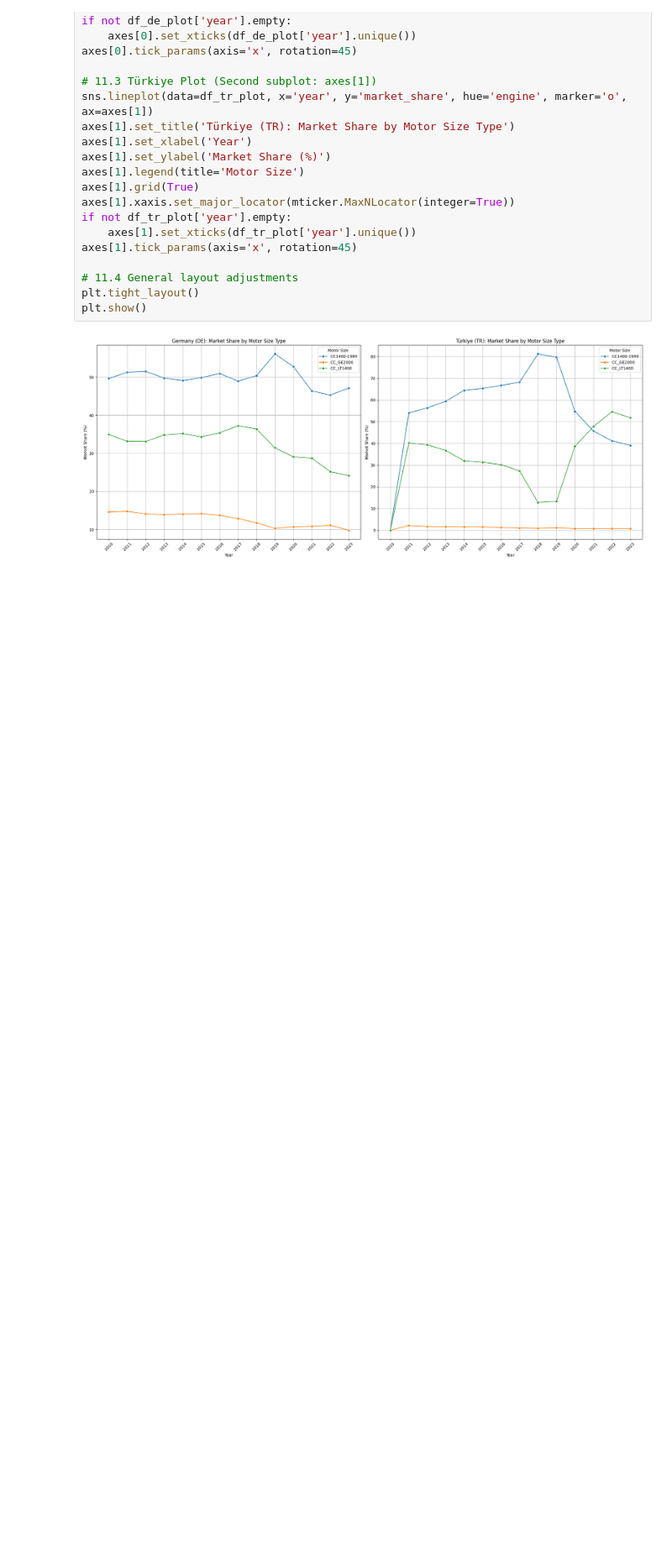
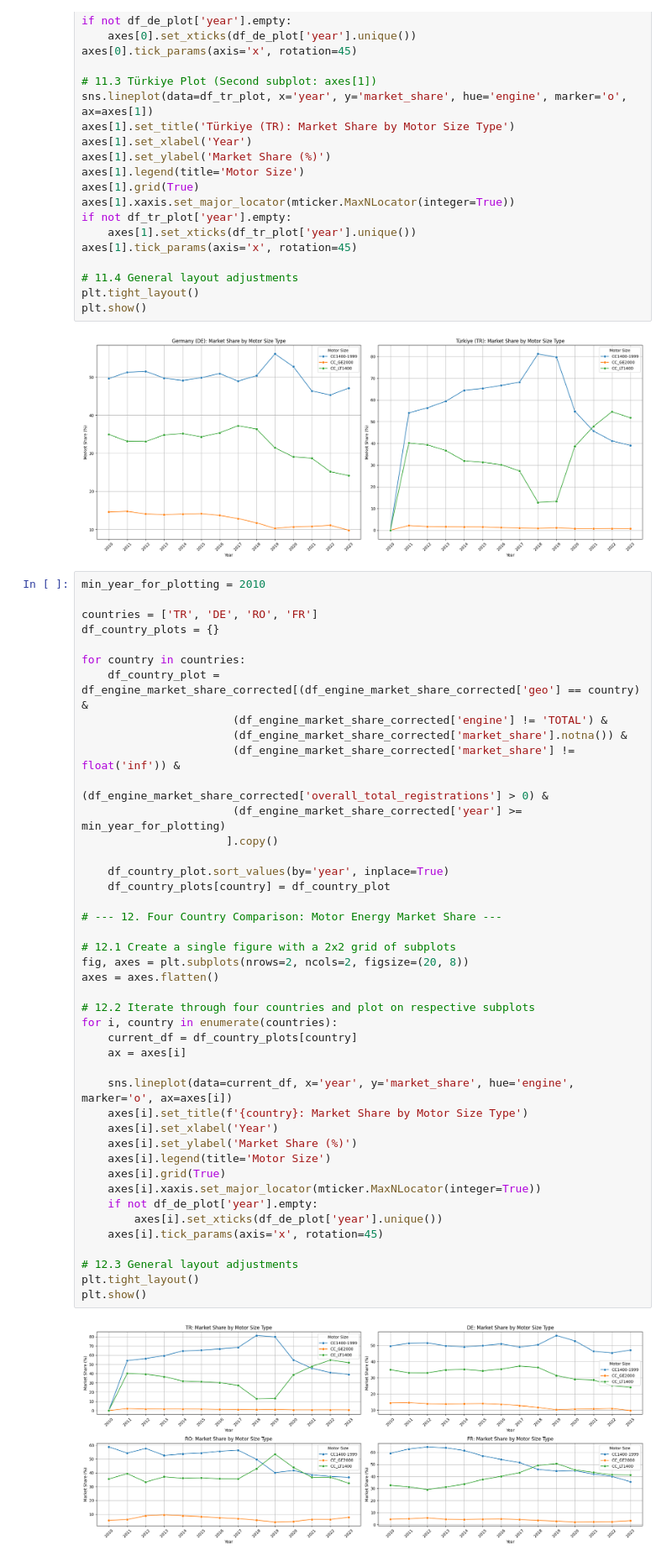
Before and after one commit to dogan-the-analyst/European_Passenger_Car_Market_Analysis, a Jupyter notebook: Automotive_Data_Analysis.ipynb, the cells around one changed output. Shown at 84% size. Drawn from its saved outputs; the diff is of its cells as text; blank space fills up the shorter version.

Commit message:
second commit: four country comparison

```diff
--- a/Automotive_Data_Analysis.ipynb
+++ b/Automotive_Data_Analysis.ipynb
@@ -625,3 +632,48 @@ plt.tight_layout()
 plt.show()
 # %% [output]
 [figure]
+# %%
+min_year_for_plotting = 2010
+
+countries = ['TR', 'DE', 'RO', 'FR']
+df_country_plots = {}
+
+for country in countries:
+    df_country_plot = df_engine_market_share_corrected[(df_engine_market_share_corrected['geo'] == country) &
+                       (df_engine_market_share_corrected['engine'] != 'TOTAL') &
+                       (df_engine_market_share_corrected['market_share'].notna()) &
+                       (df_engine_market_share_corrected['market_share'] != float('inf')) &
+                       (df_engine_market_share_corrected['overall_total_registrations'] > 0) &
+                       (df_engine_market_share_corrected['year'] >= min_year_for_plotting)
+                      ].copy()
+
+    df_country_plot.sort_values(by='year', inplace=True)
+    df_country_plots[country] = df_country_plot
+
+# --- 12. Four Country Comparison: Motor Energy Market Share ---
+
+# 12.1 Create a single figure with a 2x2 grid of subplots
+fig, axes = plt.subplots(nrows=2, ncols=2, figsize=(20, 8))
+axes = axes.flatten()
+
+# 12.2 Iterate through four countries and plot on respective subplots
+for i, country in enumerate(countries):
+    current_df = df_country_plots[country]
+    ax = axes[i]
+
+    sns.lineplot(data=current_df, x='year', y='market_share', hue='engine', marker='o', ax=axes[i])
+    axes[i].set_title(f'{country}: Market Share by Motor Size Type')
+    axes[i].set_xlabel('Year')
+    axes[i].set_ylabel('Market Share (%)')
+    axes[i].legend(title='Motor Size')
+    axes[i].grid(True)
+    axes[i].xaxis.set_major_locator(mticker.MaxNLocator(integer=True))
+    if not df_de_plot['year'].empty:
+        axes[i].set_xticks(df_de_plot['year'].unique())
+    axes[i].tick_params(axis='x', rotation=45)
+
+# 12.3 General layout adjustments
+plt.tight_layout()
+plt.show()
+# %% [output]
+[figure, added]
```
Also changed, not shown: parts of 4 cells of this notebook, 4 other files.
